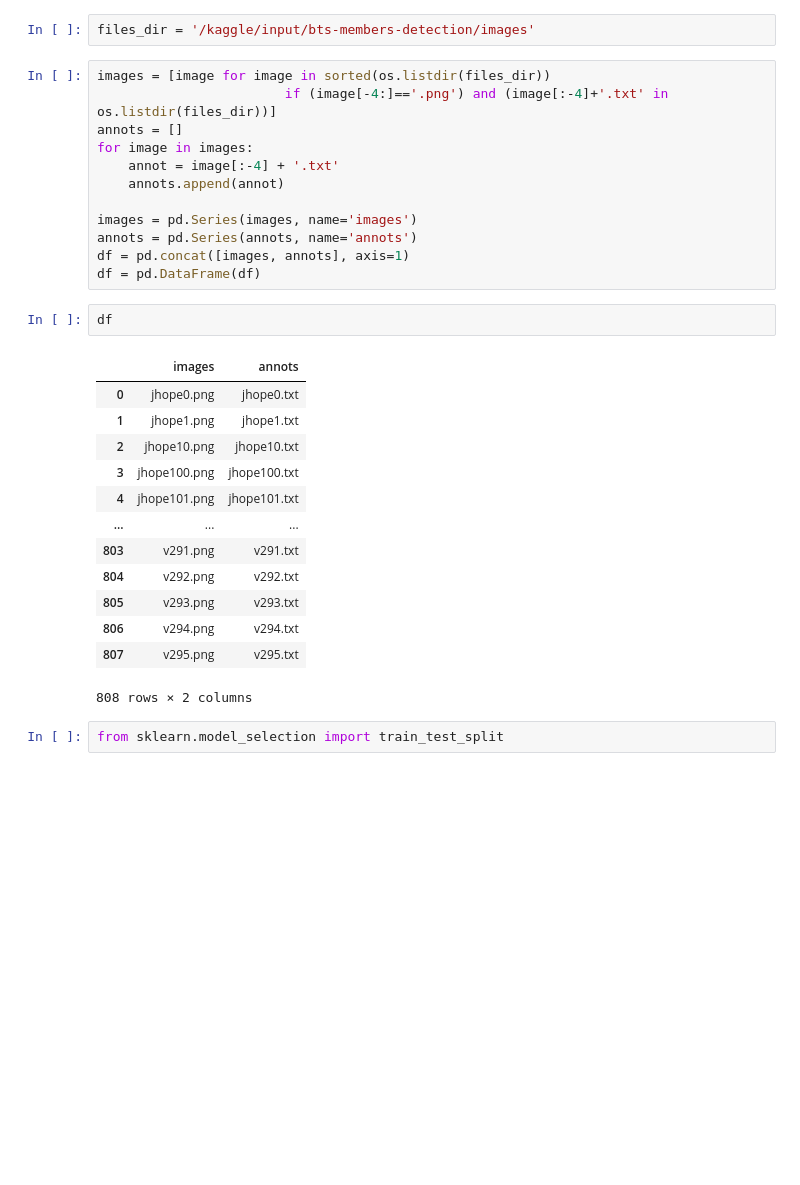
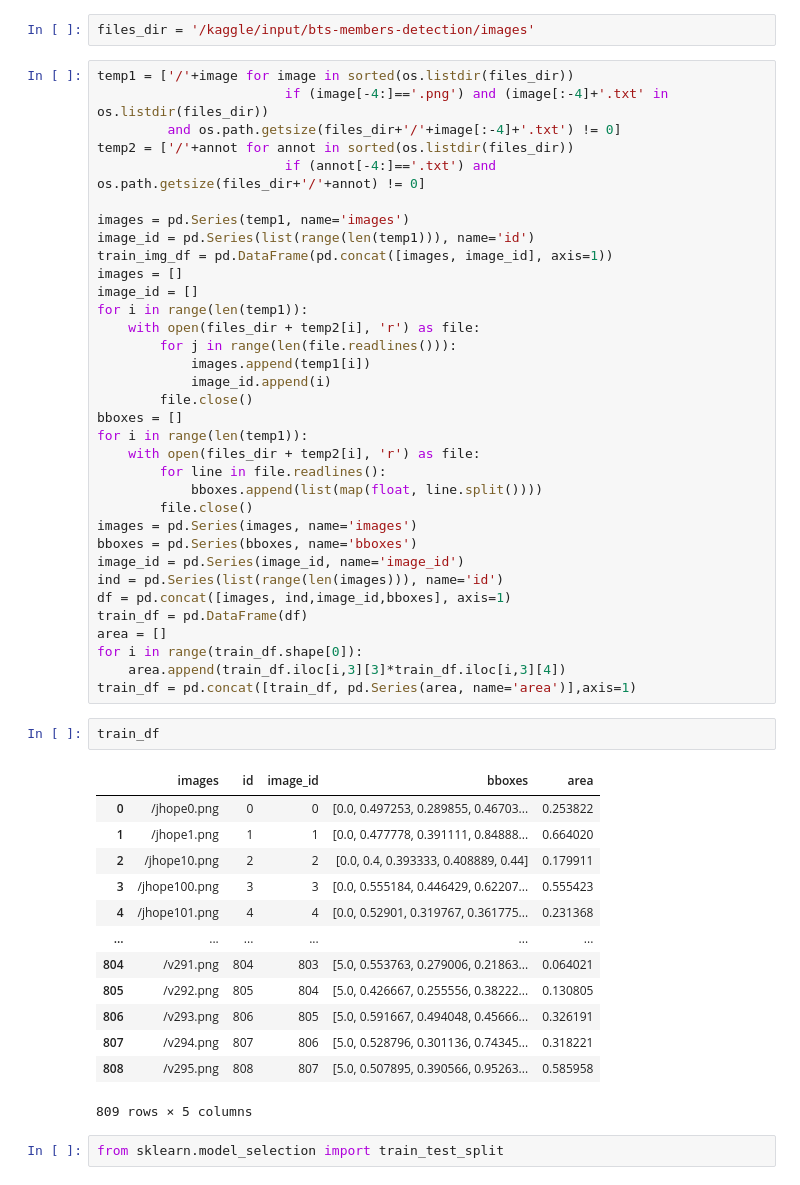
Before and after one commit to Toothless-1/BTS_YOLO_detection, a Jupyter notebook: BTS_YOLO_detection.ipynb, the cells around one changed output. Saved outputs shown, nothing was run; the diff lists cells and outputs as text; blank space fills up the shorter version.

```diff
--- a/BTS_YOLO_detection.ipynb
+++ b/BTS_YOLO_detection.ipynb
@@ -63,34 +66,56 @@ Estimated Total Size (MB): 11521.61
 ==========================================================================================
 # %%
 files_dir = '/kaggle/input/bts-members-detection/images'
-# %%
-images = [image for image in sorted(os.listdir(files_dir))
-                        if (image[-4:]=='.png') and (image[:-4]+'.txt' in os.listdir(files_dir))]
-annots = []
-for image in images:
-    annot = image[:-4] + '.txt'
-    annots.append(annot)
-
-images = pd.Series(images, name='images')
-annots = pd.Series(annots, name='annots')
-df = pd.concat([images, annots], axis=1)
-df = pd.DataFrame(df)
-# %%
-df
-# %% [output]
-|  | images | annots |
-| 0 | jhope0.png | jhope0.txt |
-| 1 | jhope1.png | jhope1.txt |
-| 2 | jhope10.png | jhope10.txt |
-| 3 | jhope100.png | jhope100.txt |
-| 4 | jhope101.png | jhope101.txt |
-| ... | ... | ... |
-| 803 | v291.png | v291.txt |
-| 804 | v292.png | v292.txt |
-| 805 | v293.png | v293.txt |
-| 806 | v294.png | v294.txt |
-| 807 | v295.png | v295.txt |
-808 rows × 2 columns
+# %%
+temp1 = ['/'+image for image in sorted(os.listdir(files_dir))
+                        if (image[-4:]=='.png') and (image[:-4]+'.txt' in os.listdir(files_dir))
+         and os.path.getsize(files_dir+'/'+image[:-4]+'.txt') != 0]
+temp2 = ['/'+annot for annot in sorted(os.listdir(files_dir))
+                        if (annot[-4:]=='.txt') and os.path.getsize(files_dir+'/'+annot) != 0]
+
+images = pd.Series(temp1, name='images')
+image_id = pd.Series(list(range(len(temp1))), name='id')
+train_img_df = pd.DataFrame(pd.concat([images, image_id], axis=1))
+images = []
+image_id = []
+for i in range(len(temp1)):
+    with open(files_dir + temp2[i], 'r') as file:
+        for j in range(len(file.readlines())):
+            images.append(temp1[i])
+            image_id.append(i)
+        file.close()
+bboxes = []
+for i in range(len(temp1)):
+    with open(files_dir + temp2[i], 'r') as file:
+        for line in file.readlines():
+            bboxes.append(list(map(float, line.split())))
+        file.close()
+images = pd.Series(images, name='images')
+bboxes = pd.Series(bboxes, name='bboxes')
+image_id = pd.Series(image_id, name='image_id')
+ind = pd.Series(list(range(len(images))), name='id')
+df = pd.concat([images, ind,image_id,bboxes], axis=1)
+train_df = pd.DataFrame(df)
+area = []
+for i in range(train_df.shape[0]):
+    area.append(train_df.iloc[i,3][3]*train_df.iloc[i,3][4])
+train_df = pd.concat([train_df, pd.Series(area, name='area')],axis=1)
+# %%
+train_df
+# %% [output]
+|  | images | id | image_id | bboxes | area |
+| 0 | /jhope0.png | 0 | 0 | [0.0, 0.497253, 0.289855, 0.46703... | 0.253822 |
+| 1 | /jhope1.png | 1 | 1 | [0.0, 0.477778, 0.391111, 0.84888... | 0.664020 |
+| 2 | /jhope10.png | 2 | 2 | [0.0, 0.4, 0.393333, 0.408889, 0.44] | 0.179911 |
+| 3 | /jhope100.png | 3 | 3 | [0.0, 0.555184, 0.446429, 0.62207... | 0.555423 |
+| 4 | /jhope101.png | 4 | 4 | [0.0, 0.52901, 0.319767, 0.361775... | 0.231368 |
+| ... | ... | ... | ... | ... | ... |
+| 804 | /v291.png | 804 | 803 | [5.0, 0.553763, 0.279006, 0.21863... | 0.064021 |
+| 805 | /v292.png | 805 | 804 | [5.0, 0.426667, 0.255556, 0.38222... | 0.130805 |
+| 806 | /v293.png | 806 | 805 | [5.0, 0.591667, 0.494048, 0.45666... | 0.326191 |
+| 807 | /v294.png | 807 | 806 | [5.0, 0.528796, 0.301136, 0.74345... | 0.318221 |
+| 808 | /v295.png | 808 | 807 | [5.0, 0.507895, 0.390566, 0.95263... | 0.585958 |
+809 rows × 5 columns
 # %%
 from sklearn.model_selection import train_test_split
 # %%
```
Also changed, not shown: parts of 11 cells of this notebook.
